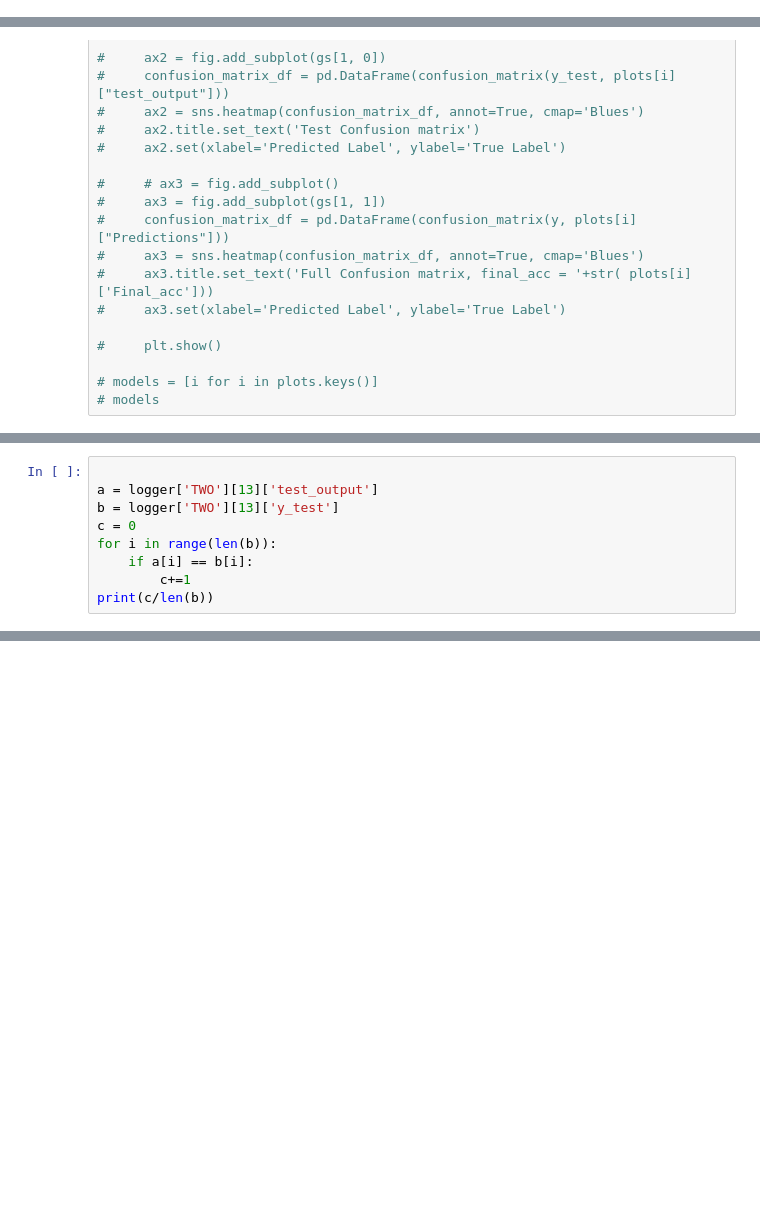
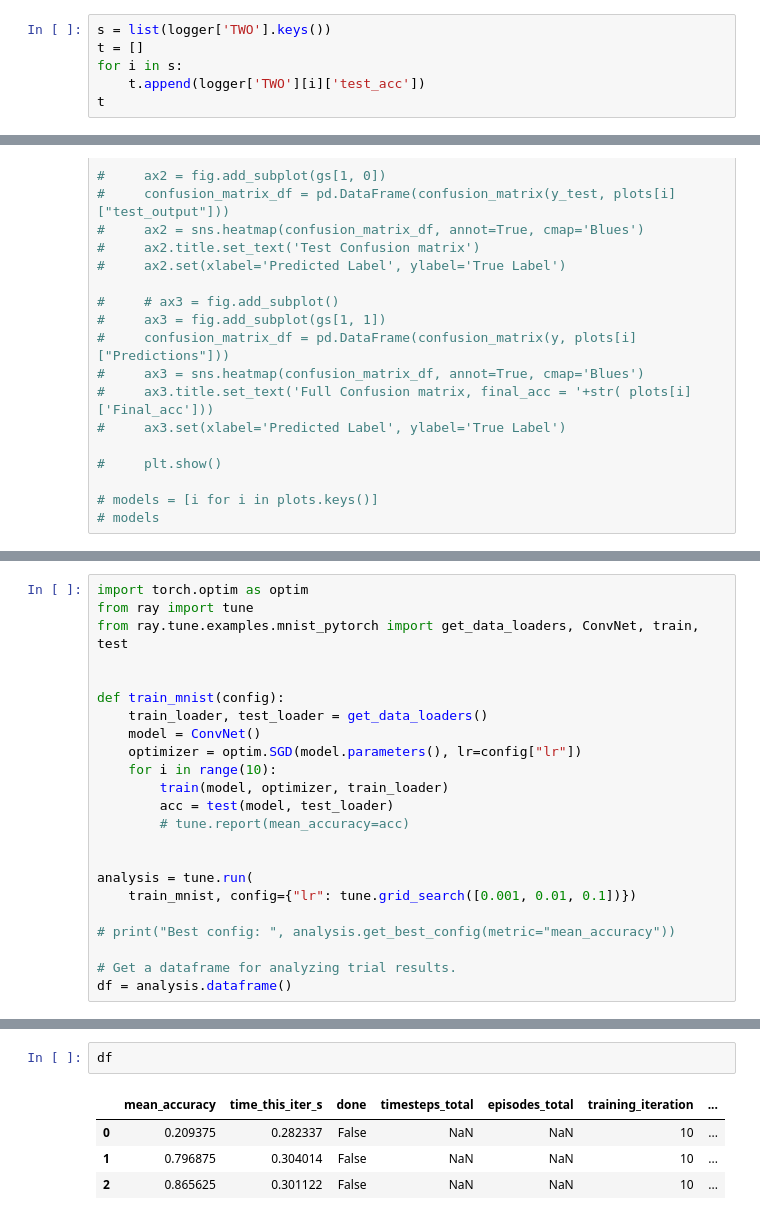
Before and after one commit to bharadwaj1098/Pyt-Ex, a Jupyter notebook: historic_data.ipynb, the cells around one changed output, grey strips where cells are left out. Drawn from its saved outputs; the diff is of its cells as text; blank space fills up the shorter version.

```diff
--- a/historic_data.ipynb
+++ b/historic_data.ipynb
@@ -252,0 +225,6 @@ for i in dic:
+# %%
+s = list(logger['TWO'].keys())
+t = []
+for i in s:
+    t.append(logger['TWO'][i]['test_acc'])
+t
@@ -405,9 +269,0 @@ print(logger['TWO'][13]['test_acc'])
-# %%
-
-a = logger['TWO'][13]['test_output']
-b = logger['TWO'][13]['y_test']
-c = 0
-for i in range(len(b)):
-    if a[i] == b[i]:
-        c+=1
-print(c/len(b))
@@ -415,0 +270,23 @@ print(c/len(b))
+# %%
+import torch.optim as optim
+from ray import tune
+from ray.tune.examples.mnist_pytorch import get_data_loaders, ConvNet, train, test
+
+
+def train_mnist(config):
+    train_loader, test_loader = get_data_loaders()
+    model = ConvNet()
+    optimizer = optim.SGD(model.parameters(), lr=config["lr"])
+    for i in range(10):
+        train(model, optimizer, train_loader)
+        acc = test(model, test_loader)
+        # tune.report(mean_accuracy=acc)
+
+
+analysis = tune.run(
+    train_mnist, config={"lr": tune.grid_search([0.001, 0.01, 0.1])})
+
+# print("Best config: ", analysis.get_best_config(metric="mean_accuracy"))
+
+# Get a dataframe for analyzing trial results.
+df = analysis.dataframe()
@@ -415,0 +327,7 @@ print(c/len(b))
+# %%
+df
+# %% [output]
+|  | mean_accuracy | time_this_iter_s | done | timesteps_total | episodes_total | training_iteration | ... |
+| 0 | 0.209375 | 0.282337 | False | NaN | NaN | 10 | ... |
+| 1 | 0.796875 | 0.304014 | False | NaN | NaN | 10 | ... |
+| 2 | 0.865625 | 0.301122 | False | NaN | NaN | 10 | ... |
```
Also changed, not shown: parts of 25 cells of this notebook, 2 other files.
